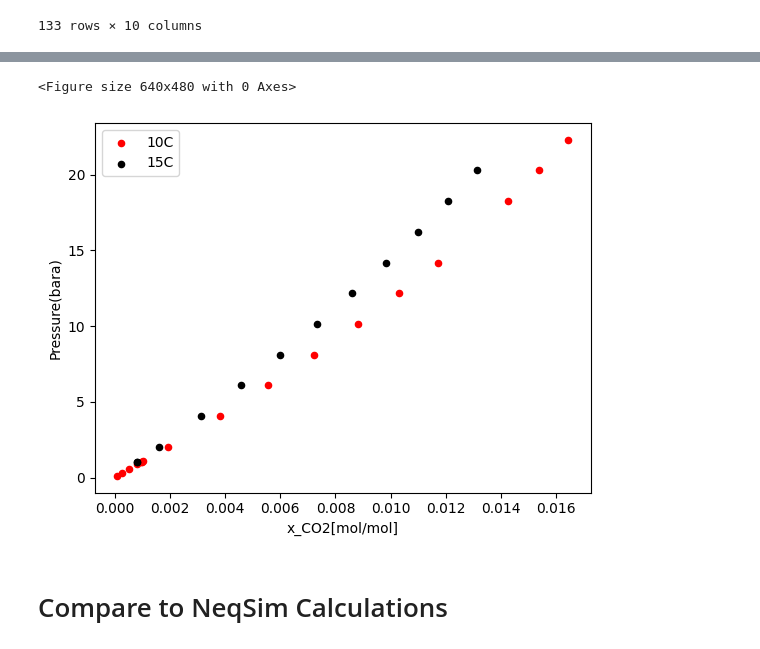
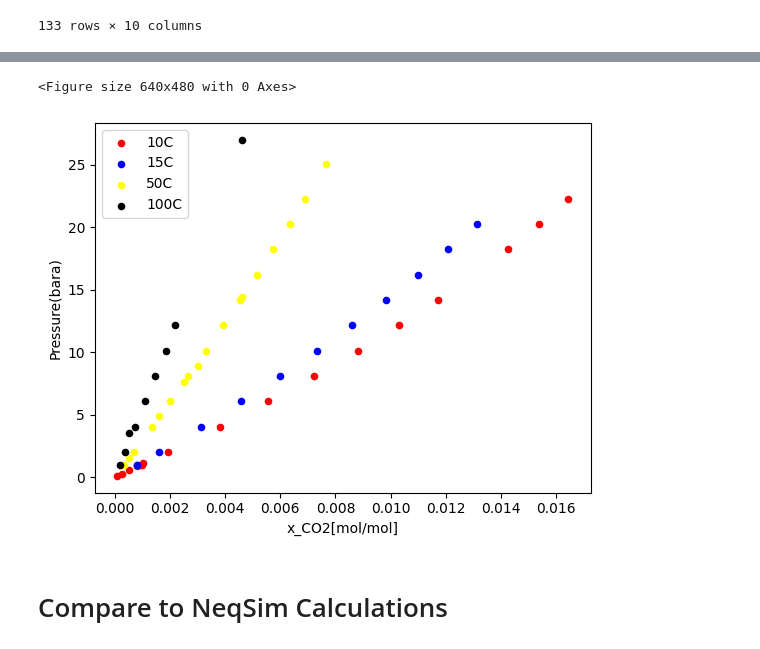
Before and after one commit to equinor/neqsim-parameterfitting, a Jupyter notebook: example/thermodynamics/VLE/CO2-water/CO2-water.ipynb, the cells around one changed output, grey strips where cells are left out. Saved outputs shown, nothing was run; the diff lists cells and outputs as text; code cells hidden in the pictures.

```diff
--- a/example/thermodynamics/VLE/CO2-water/CO2-water.ipynb
+++ b/example/thermodynamics/VLE/CO2-water/CO2-water.ipynb
@@ -25,15 +54,24 @@ expdata_df
 # %%
 from matplotlib import pyplot as plt
 fig = plt.figure()
+
 data283 = expdata_df.loc[expdata_df['Temperature'] == 283.15]
+plot1 = data283.plot(x='x1', y='Pressure', kind='scatter',ylabel='Pressure(bara)', xlabel='x_CO2[mol/mol]',color='red')
+
 data288 = expdata_df.loc[expdata_df['Temperature'] == 288.15]
-plot1 = data283.plot(x='x1', y='Pressure', kind='scatter',ylabel='Pressure(bara)', xlabel='x_CO2[mol/mol]',color='red')
-data288.plot(ax=plot1, x='x1', y='Pressure', kind='scatter',ylabel='Pressure(bara)', xlabel='x_CO2[mol/mol]',color='black')
-plt.legend(['10C', '15C'])
+data288.plot(ax=plot1, x='x1', y='Pressure', kind='scatter',ylabel='Pressure(bara)', xlabel='x_CO2[mol/mol]',color='blue')
+
+data323 = expdata_df.loc[expdata_df['Temperature'] == 323.15]
+data323.plot(ax=plot1, x='x1', y='Pressure', kind='scatter',ylabel='Pressure(bara)', xlabel='x_CO2[mol/mol]',color='yellow')
+
+data373 = expdata_df.loc[expdata_df['Temperature'] == 373.15]
+data373.plot(ax=plot1, x='x1', y='Pressure', kind='scatter',ylabel='Pressure(bara)', xlabel='x_CO2[mol/mol]',color='black')
+
+plt.legend(['10C', '15C', '50C', '100C'])
 plt.show()
 # %% [output]
 <Figure size 640x480 with 0 Axes>
-[figure, old version]
+[figure, new version]
 # %% [markdown]
 # Compare to NeqSim Calculations
 # %% [markdown]
```
Also changed, not shown: parts of 9 cells of this notebook, 5 other files.
